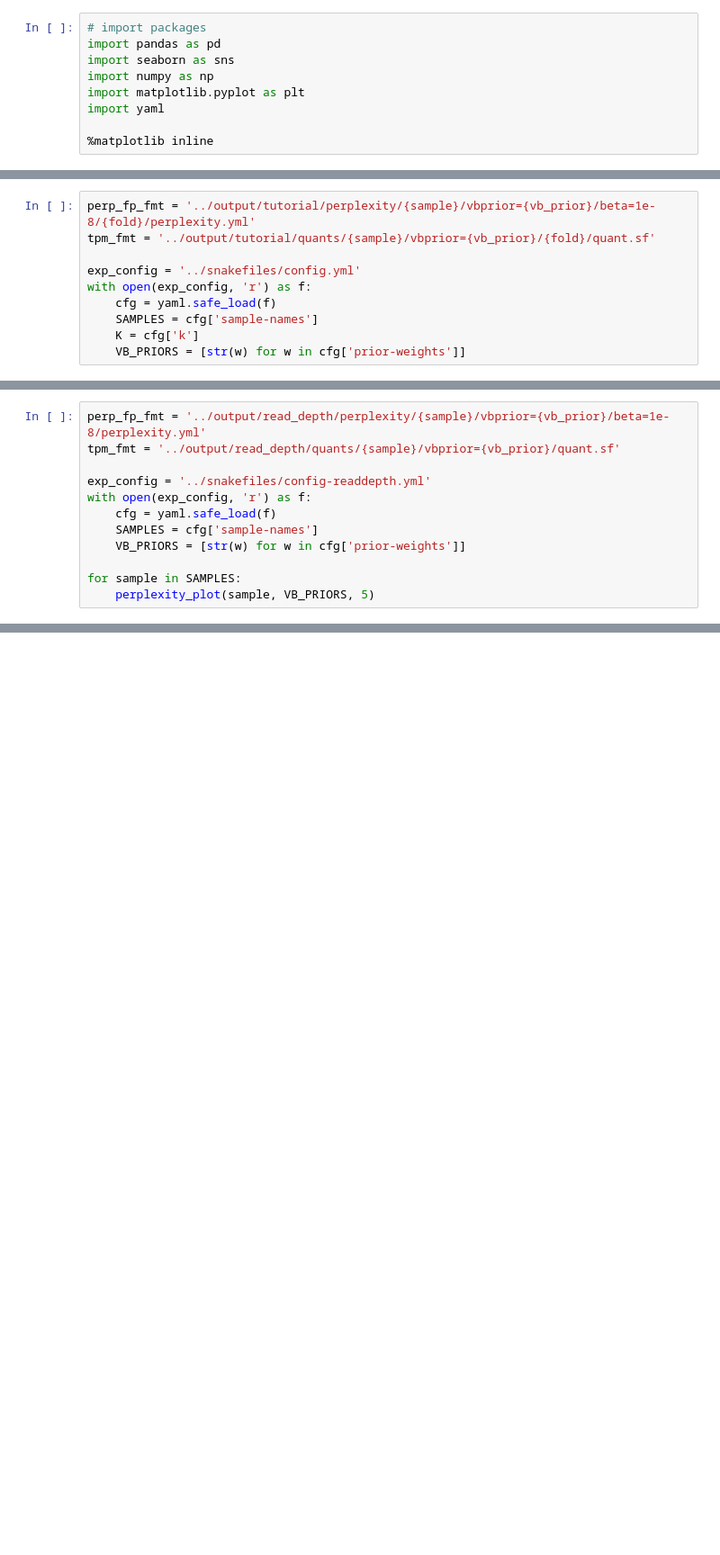
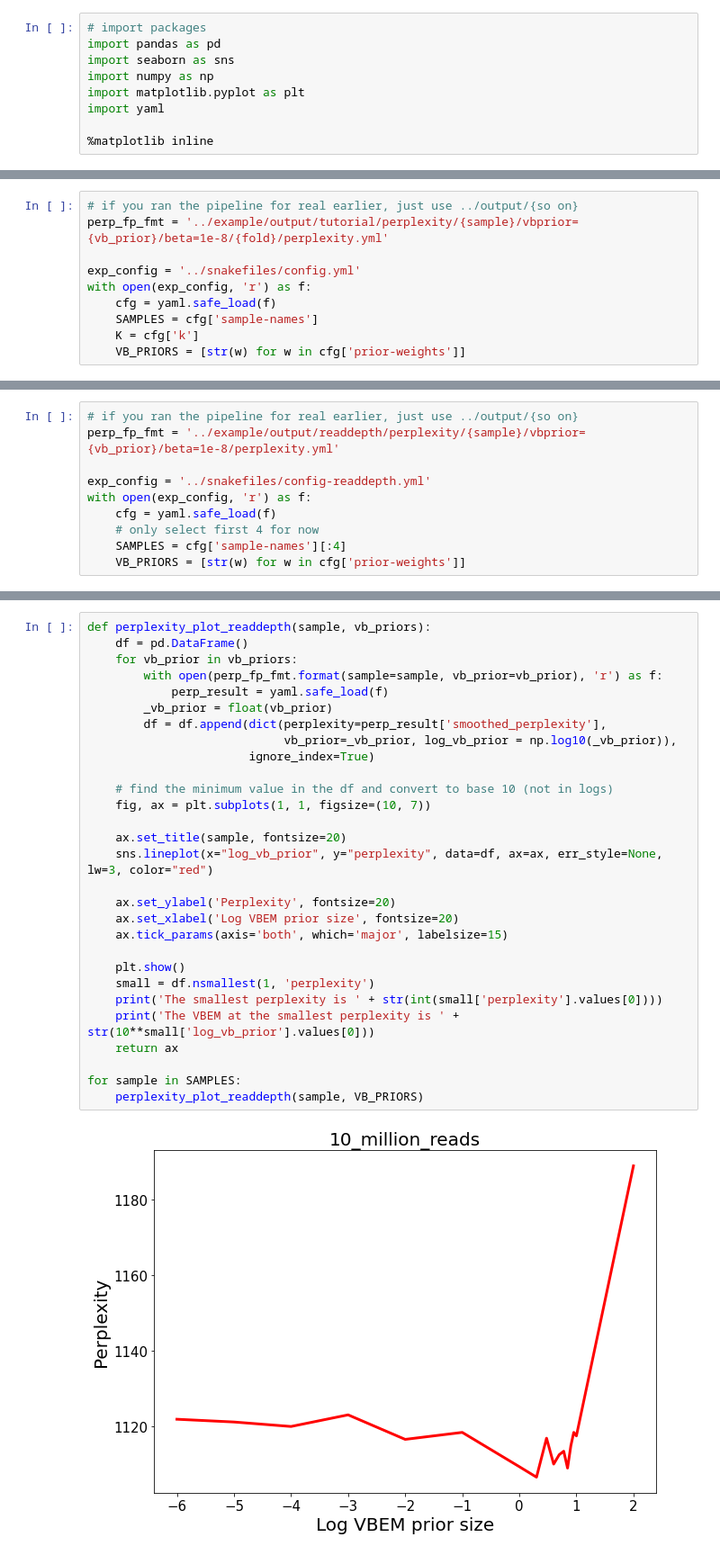
Before and after one commit to schance995/perplexity, a Jupyter notebook: notebooks/tutorial.ipynb, the cells around one changed output, grey strips where cells are left out. Shown: that part at 90% size. Drawn from its saved outputs; the diff is of its cells as text; blank space fills up the shorter version.

Commit message:
update notebook and add html output

```diff
--- a/notebooks/tutorial.ipynb
+++ b/notebooks/tutorial.ipynb
@@ -191,6 +221,6 @@ import yaml
 # %%
-perp_fp_fmt = '../output/tutorial/perplexity/{sample}/vbprior={vb_prior}/beta=1e-8/{fold}/perplexity.yml'
-tpm_fmt = '../output/tutorial/quants/{sample}/vbprior={vb_prior}/{fold}/quant.sf'
+# if you ran the pipeline for real earlier, just use ../output/{so on}
+perp_fp_fmt = '../example/output/tutorial/perplexity/{sample}/vbprior={vb_prior}/beta=1e-8/{fold}/perplexity.yml'
 
 exp_config = '../snakefiles/config.yml'
 with open(exp_config, 'r') as f:
@@ -268,12 +341,10 @@ TODO: Write a new snakefile :P
 # %%
-perp_fp_fmt = '../output/read_depth/perplexity/{sample}/vbprior={vb_prior}/beta=1e-8/perplexity.yml'
-tpm_fmt = '../output/read_depth/quants/{sample}/vbprior={vb_prior}/quant.sf'
+# if you ran the pipeline for real earlier, just use ../output/{so on}
+perp_fp_fmt = '../example/output/readdepth/perplexity/{sample}/vbprior={vb_prior}/beta=1e-8/perplexity.yml'
 
 exp_config = '../snakefiles/config-readdepth.yml'
 with open(exp_config, 'r') as f:
     cfg = yaml.safe_load(f)
-    SAMPLES = cfg['sample-names']
+    # only select first 4 for now
+    SAMPLES = cfg['sample-names'][:4]
     VB_PRIORS = [str(w) for w in cfg['prior-weights']]
-
-for sample in SAMPLES:
-    perplexity_plot(sample, VB_PRIORS, 5)
@@ -283,0 +351,31 @@ TODO: something witty and inspirational about these plots
+# %%
+def perplexity_plot_readdepth(sample, vb_priors):
+    df = pd.DataFrame()
+    for vb_prior in vb_priors:
+        with open(perp_fp_fmt.format(sample=sample, vb_prior=vb_prior), 'r') as f:
+            perp_result = yaml.safe_load(f)
+        _vb_prior = float(vb_prior)
+        df = df.append(dict(perplexity=perp_result['smoothed_perplexity'],
+                            vb_prior=_vb_prior, log_vb_prior = np.log10(_vb_prior)),
+                       ignore_index=True)
+
+    # find the minimum value in the df and convert to base 10 (not in logs)
+    fig, ax = plt.subplots(1, 1, figsize=(10, 7))
+
+    ax.set_title(sample, fontsize=20)
+    sns.lineplot(x="log_vb_prior", y="perplexity", data=df, ax=ax, err_style=None, lw=3, color="red")
+
+    ax.set_ylabel('Perplexity', fontsize=20)
+    ax.set_xlabel('Log VBEM prior size', fontsize=20)
+    ax.tick_params(axis='both', which='major', labelsize=15)
+
+    plt.show()
+    small = df.nsmallest(1, 'perplexity')
+    print('The smallest perplexity is ' + str(int(small['perplexity'].values[0])))
+    print('The VBEM at the smallest perplexity is ' + str(10**small['log_vb_prior'].values[0]))
+    return ax
+
+for sample in SAMPLES:
+    perplexity_plot_readdepth(sample, VB_PRIORS)
+# %% [output]
+[figure, added]
```
Also changed, not shown: parts of 14 cells of this notebook, 4 other files.
